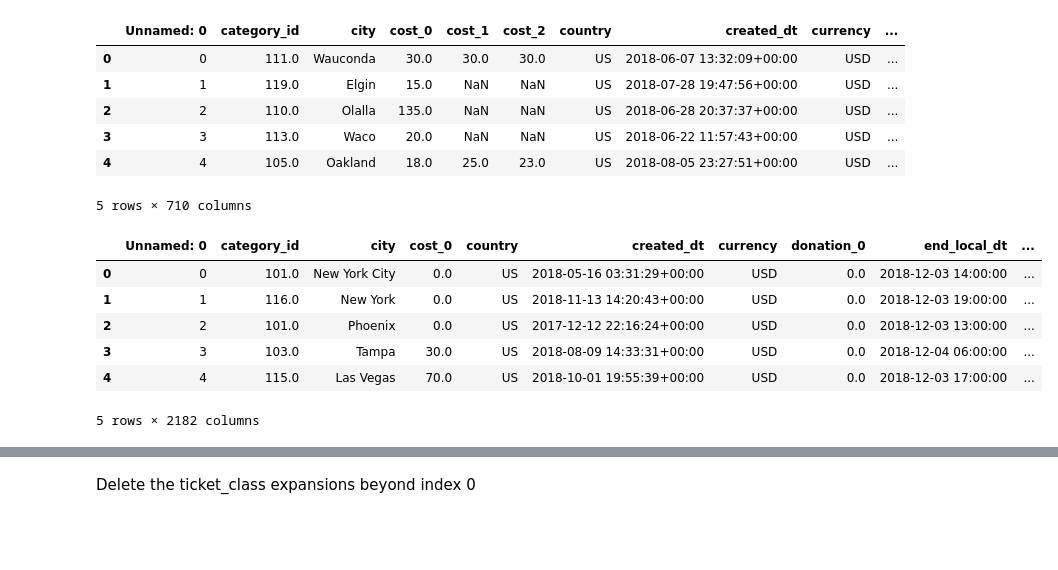
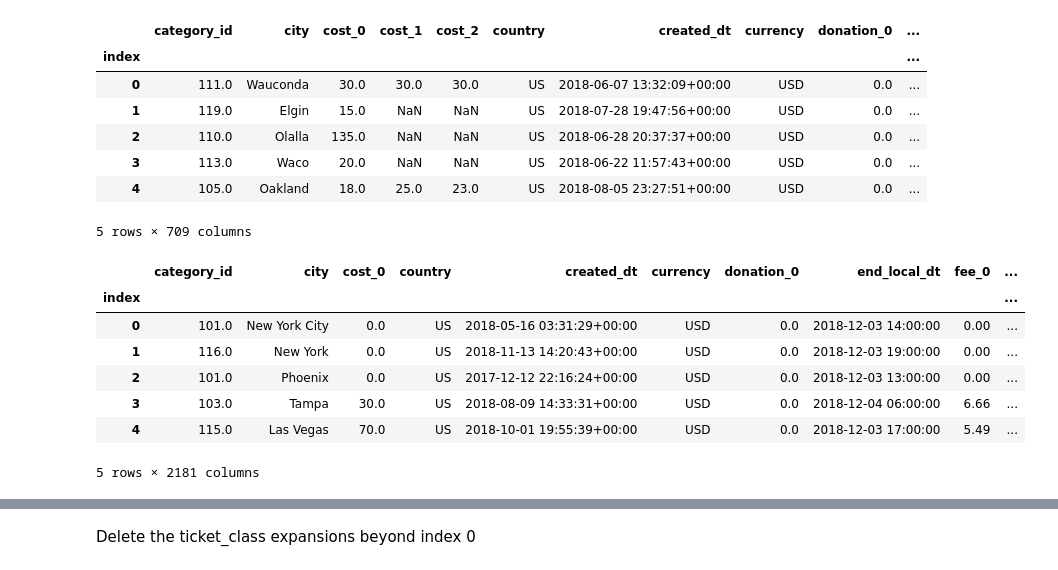
Before and after one commit to peterschnatz/BritePrice, a Jupyter notebook: RightPrice_EDA.ipynb, the cells around one changed output, grey strips where cells are left out. Saved outputs shown, nothing was run; the diff lists cells and outputs as text; code cells hidden in the pictures; blank space fills up the shorter version.

```diff
--- a/RightPrice_EDA.ipynb
+++ b/RightPrice_EDA.ipynb
@@ -5,24 +5,28 @@ import matplotlib.pyplot as plt
 
 %matplotlib inline
 # %%
-event_df_1 = pd.read_csv('event_df.csv',parse_dates=['start_local_dt','end_local_dt','created_dt','published_dt'],low_memory=False)
+event_df_1 = pd.read_csv('event_df.csv',parse_dates=['start_local_dt','end_local_dt','created_dt','published_dt'],
+                         index_col=0, low_memory=False)
 event_df_1.head()
 # %% [output]
-|  | Unnamed: 0 | category_id | city | cost_0 | cost_1 | cost_2 | country | created_dt | currency | ... |
-| 0 | 0 | 111.0 | Wauconda | 30.0 | 30.0 | 30.0 | US | 2018-06-07 13:32:09+00:00 | USD | ... |
-| 1 | 1 | 119.0 | Elgin | 15.0 | NaN | NaN | US | 2018-07-28 19:47:56+00:00 | USD | ... |
-| 2 | 2 | 110.0 | Olalla | 135.0 | NaN | NaN | US | 2018-06-28 20:37:37+00:00 | USD | ... |
-| 3 | 3 | 113.0 | Waco | 20.0 | NaN | NaN | US | 2018-06-22 11:57:43+00:00 | USD | ... |
-| 4 | 4 | 105.0 | Oakland | 18.0 | 25.0 | 23.0 | US | 2018-08-05 23:27:51+00:00 | USD | ... |
+|  | category_id | city | cost_0 | cost_1 | cost_2 | country | created_dt | currency | donation_0 | ... |
+| index |  |  |  |  |  |  |  |  |  | ... |
+| 0 | 111.0 | Wauconda | 30.0 | 30.0 | 30.0 | US | 2018-06-07 13:32:09+00:00 | USD | 0.0 | ... |
+| 1 | 119.0 | Elgin | 15.0 | NaN | NaN | US | 2018-07-28 19:47:56+00:00 | USD | 0.0 | ... |
+| 2 | 110.0 | Olalla | 135.0 | NaN | NaN | US | 2018-06-28 20:37:37+00:00 | USD | 0.0 | ... |
+| 3 | 113.0 | Waco | 20.0 | NaN | NaN | US | 2018-06-22 11:57:43+00:00 | USD | 0.0 | ... |
+| 4 | 105.0 | Oakland | 18.0 | 25.0 | 23.0 | US | 2018-08-05 23:27:51+00:00 | USD | 0.0 | ... |
-5 rows × 710 columns
+5 rows × 709 columns
 # %%
-event_df_2 = pd.read_csv('event_df_2.csv',parse_dates=['start_local_dt','end_local_dt','created_dt','published_dt'],low_memory=False)
+event_df_2 = pd.read_csv('event_df_2.csv',parse_dates=['start_local_dt','end_local_dt','created_dt','published_dt'],
+                         index_col=0, low_memory=False)
 event_df_2.head()
 # %% [output]
-|  | Unnamed: 0 | category_id | city | cost_0 | country | created_dt | currency | donation_0 | end_local_dt | ... |
-| 0 | 0 | 101.0 | New York City | 0.0 | US | 2018-05-16 03:31:29+00:00 | USD | 0.0 | 2018-12-03 14:00:00 | ... |
-| 1 | 1 | 116.0 | New York | 0.0 | US | 2018-11-13 14:20:43+00:00 | USD | 0.0 | 2018-12-03 19:00:00 | ... |
-| 2 | 2 | 101.0 | Phoenix | 0.0 | US | 2017-12-12 22:16:24+00:00 | USD | 0.0 | 2018-12-03 13:00:00 | ... |
-| 3 | 3 | 103.0 | Tampa | 30.0 | US | 2018-08-09 14:33:31+00:00 | USD | 0.0 | 2018-12-04 06:00:00 | ... |
-| 4 | 4 | 115.0 | Las Vegas | 70.0 | US | 2018-10-01 19:55:39+00:00 | USD | 0.0 | 2018-12-03 17:00:00 | ... |
+|  | category_id | city | cost_0 | country | created_dt | currency | donation_0 | end_local_dt | fee_0 | ... |
+| index |  |  |  |  |  |  |  |  |  | ... |
+| 0 | 101.0 | New York City | 0.0 | US | 2018-05-16 03:31:29+00:00 | USD | 0.0 | 2018-12-03 14:00:00 | 0.00 | ... |
+| 1 | 116.0 | New York | 0.0 | US | 2018-11-13 14:20:43+00:00 | USD | 0.0 | 2018-12-03 19:00:00 | 0.00 | ... |
+| 2 | 101.0 | Phoenix | 0.0 | US | 2017-12-12 22:16:24+00:00 | USD | 0.0 | 2018-12-03 13:00:00 | 0.00 | ... |
+| 3 | 103.0 | Tampa | 30.0 | US | 2018-08-09 14:33:31+00:00 | USD | 0.0 | 2018-12-04 06:00:00 | 6.66 | ... |
+| 4 | 115.0 | Las Vegas | 70.0 | US | 2018-10-01 19:55:39+00:00 | USD | 0.0 | 2018-12-03 17:00:00 | 5.49 | ... |
-5 rows × 2182 columns
+5 rows × 2181 columns
```
Also changed, not shown: parts of 73 cells of this notebook, 10 other files.
